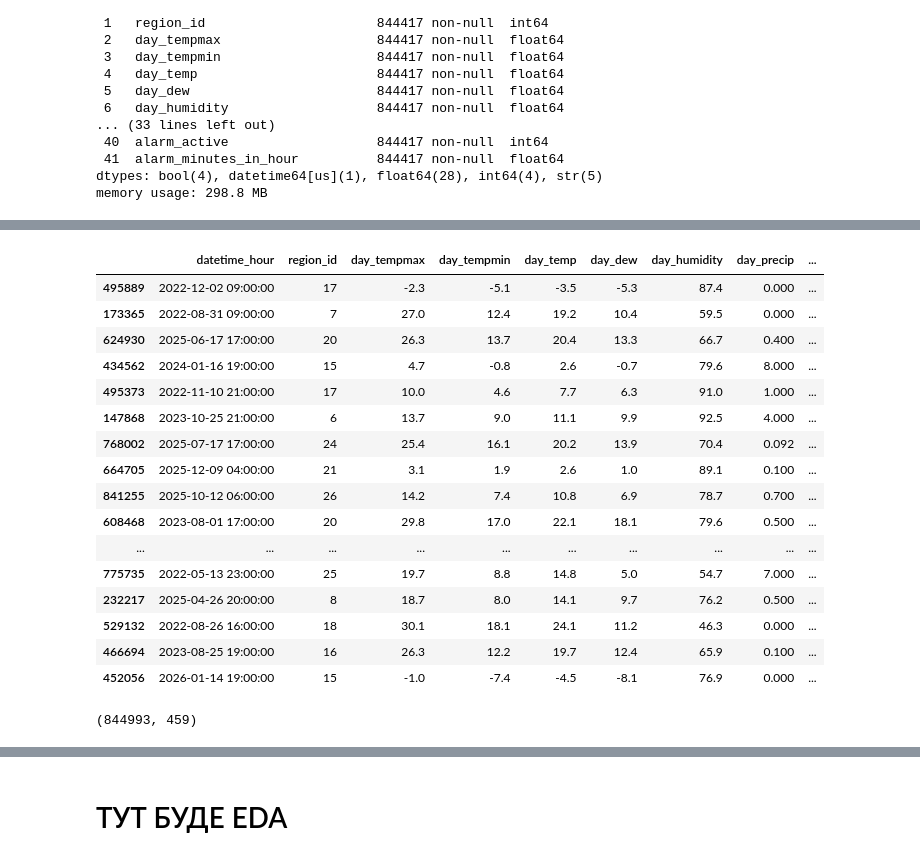
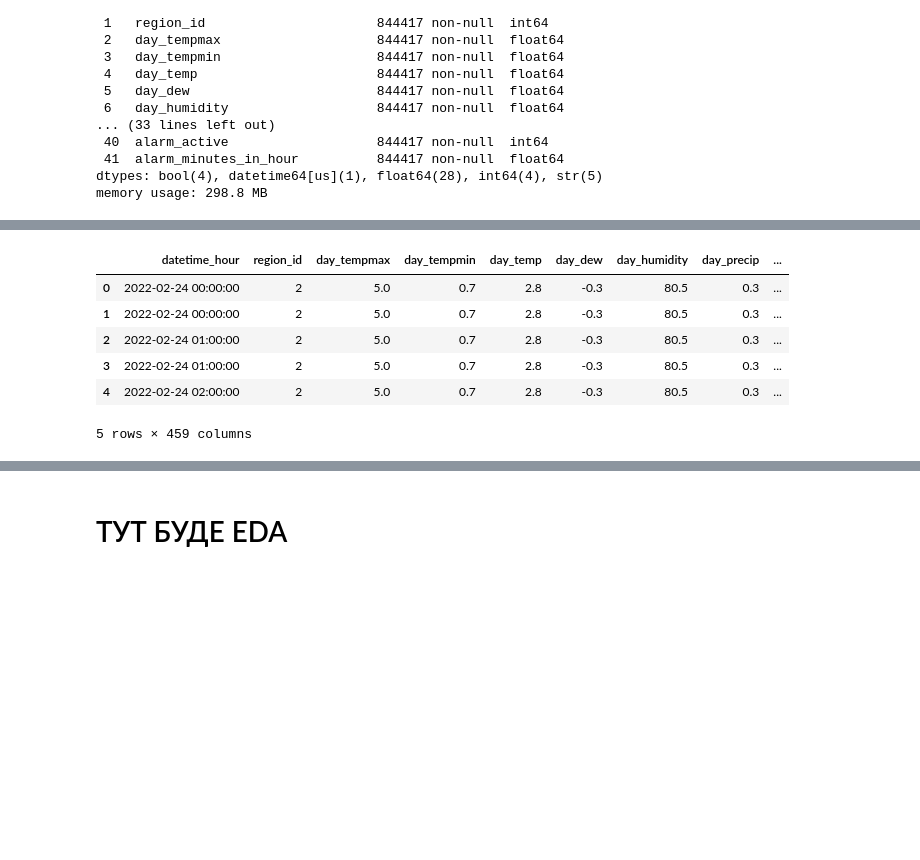
Before and after one commit to khorunzhaviktoriia/war-events-predictor-saas, a Jupyter notebook: forecasting/data_merge_feature_engineering.ipynb, the cells around one changed output, grey strips where cells are left out. Cells and saved outputs as stored; diff of their text form; code cells hidden in the pictures; blank space fills up the shorter version.

```diff
--- a/forecasting/data_merge_feature_engineering.ipynb
+++ b/forecasting/data_merge_feature_engineering.ipynb
@@ -327,2 +406,0 @@ df_final.tail()
-# %%
-df_final.fillna(0, inplace=True)
@@ -360,21 +409,17 @@ Length: 202, dtype: int64
+# %%
+topic_cols = [c for c in df_final.columns if "isw_topic_" in c]
+df_final[topic_cols] = df_final[topic_cols].fillna(0)
+
+df_isw_abs = df_final[topic_cols].abs()
+
+df_final['isw_total_intensity'] = df_isw_abs.sum(axis=1)
+df_final['isw_topic_std'] = df_isw_abs.std(axis=1)
+df_final['isw_topic_max'] = df_isw_abs.max(axis=1)
+df_final['isw_topic_mean'] = df_isw_abs.mean(axis=1)
+df_final['isw_topic_entropy'] = -(df_isw_abs.div(df_isw_abs.sum(axis=1), axis=0) * np.log(df_isw_abs.div(df_isw_abs.sum(axis=1), axis=0) + 1e-9)).sum(axis=1)
 # %%
-topic_cols = [c for c in df_final.columns if "isw_topic_" in c]
-df_isw_abs = df_final[topic_cols].abs()
-
-df_final['isw_total_intensity'] = df_isw_abs.sum(axis=1)
-df_final['isw_topic_std'] = df_isw_abs.std(axis=1)
-df_final['isw_topic_max'] = df_isw_abs.max(axis=1)
-df_final['isw_topic_mean'] = df_isw_abs.mean(axis=1)
-
-df_final['isw_velocity_24h'] = (
-    df_final.groupby('region_id')['isw_total_intensity']
-    .diff(24)
-    .fillna(0)
-)
-
+df_final['isw_velocity_24h'] = (df_final.groupby('region_id')['isw_total_intensity'].diff(24).fillna(0))
 df_final['isw_intensity_ema'] = (df_final.groupby('region_id')['isw_total_intensity'].transform(lambda x: x.shift(1).ewm(span=24).mean()))
-
-df_final['isw_topic_entropy'] = -(df_isw_abs.div(df_isw_abs.sum(axis=1), axis=0) * np.log(df_isw_abs.div(df_isw_abs.sum(axis=1), axis=0) + 1e-9)).sum(axis=1)
 
 isw_cols = ['isw_velocity_24h', 'isw_intensity_ema', 'isw_topic_entropy']
 df_final[isw_cols] = df_final[isw_cols].fillna(0)
@@ -395 +426,3 @@ df_final.sample(10)
+# %%
+df_final = df_final.copy()
 # %% [markdown]
@@ -432,24 +430,10 @@ df_final = df_final.merge(tg_hourly, on="datetime_hour", how="left")
 # %%
-df_final.sample(20)
+df_final.head()
 # %% [output]
 |  | datetime_hour | region_id | day_tempmax | day_tempmin | day_temp | day_dew | day_humidity | day_precip | ... |
-| 495889 | 2022-12-02 09:00:00 | 17 | -2.3 | -5.1 | -3.5 | -5.3 | 87.4 | 0.000 | ... |
-| 173365 | 2022-08-31 09:00:00 | 7 | 27.0 | 12.4 | 19.2 | 10.4 | 59.5 | 0.000 | ... |
-| 624930 | 2025-06-17 17:00:00 | 20 | 26.3 | 13.7 | 20.4 | 13.3 | 66.7 | 0.400 | ... |
-| 434562 | 2024-01-16 19:00:00 | 15 | 4.7 | -0.8 | 2.6 | -0.7 | 79.6 | 8.000 | ... |
-| 495373 | 2022-11-10 21:00:00 | 17 | 10.0 | 4.6 | 7.7 | 6.3 | 91.0 | 1.000 | ... |
-| 147868 | 2023-10-25 21:00:00 | 6 | 13.7 | 9.0 | 11.1 | 9.9 | 92.5 | 4.000 | ... |
-| 768002 | 2025-07-17 17:00:00 | 24 | 25.4 | 16.1 | 20.2 | 13.9 | 70.4 | 0.092 | ... |
-| 664705 | 2025-12-09 04:00:00 | 21 | 3.1 | 1.9 | 2.6 | 1.0 | 89.1 | 0.100 | ... |
-| 841255 | 2025-10-12 06:00:00 | 26 | 14.2 | 7.4 | 10.8 | 6.9 | 78.7 | 0.700 | ... |
-| 608468 | 2023-08-01 17:00:00 | 20 | 29.8 | 17.0 | 22.1 | 18.1 | 79.6 | 0.500 | ... |
-| ... | ... | ... | ... | ... | ... | ... | ... | ... | ... |
-| 775735 | 2022-05-13 23:00:00 | 25 | 19.7 | 8.8 | 14.8 | 5.0 | 54.7 | 7.000 | ... |
-| 232217 | 2025-04-26 20:00:00 | 8 | 18.7 | 8.0 | 14.1 | 9.7 | 76.2 | 0.500 | ... |
-| 529132 | 2022-08-26 16:00:00 | 18 | 30.1 | 18.1 | 24.1 | 11.2 | 46.3 | 0.000 | ... |
-| 466694 | 2023-08-25 19:00:00 | 16 | 26.3 | 12.2 | 19.7 | 12.4 | 65.9 | 0.100 | ... |
-| 452056 | 2026-01-14 19:00:00 | 15 | -1.0 | -7.4 | -4.5 | -8.1 | 76.9 | 0.000 | ... |
+| 0 | 2022-02-24 00:00:00 | 2 | 5.0 | 0.7 | 2.8 | -0.3 | 80.5 | 0.3 | ... |
+| 1 | 2022-02-24 00:00:00 | 2 | 5.0 | 0.7 | 2.8 | -0.3 | 80.5 | 0.3 | ... |
+| 2 | 2022-02-24 01:00:00 | 2 | 5.0 | 0.7 | 2.8 | -0.3 | 80.5 | 0.3 | ... |
+| 3 | 2022-02-24 01:00:00 | 2 | 5.0 | 0.7 | 2.8 | -0.3 | 80.5 | 0.3 | ... |
+| 4 | 2022-02-24 02:00:00 | 2 | 5.0 | 0.7 | 2.8 | -0.3 | 80.5 | 0.3 | ... |
+5 rows × 459 columns
-# %%
-df_final.shape
-# %% [output]
-(844993, 459)
```
Also changed, not shown: parts of 85 cells of this notebook.
